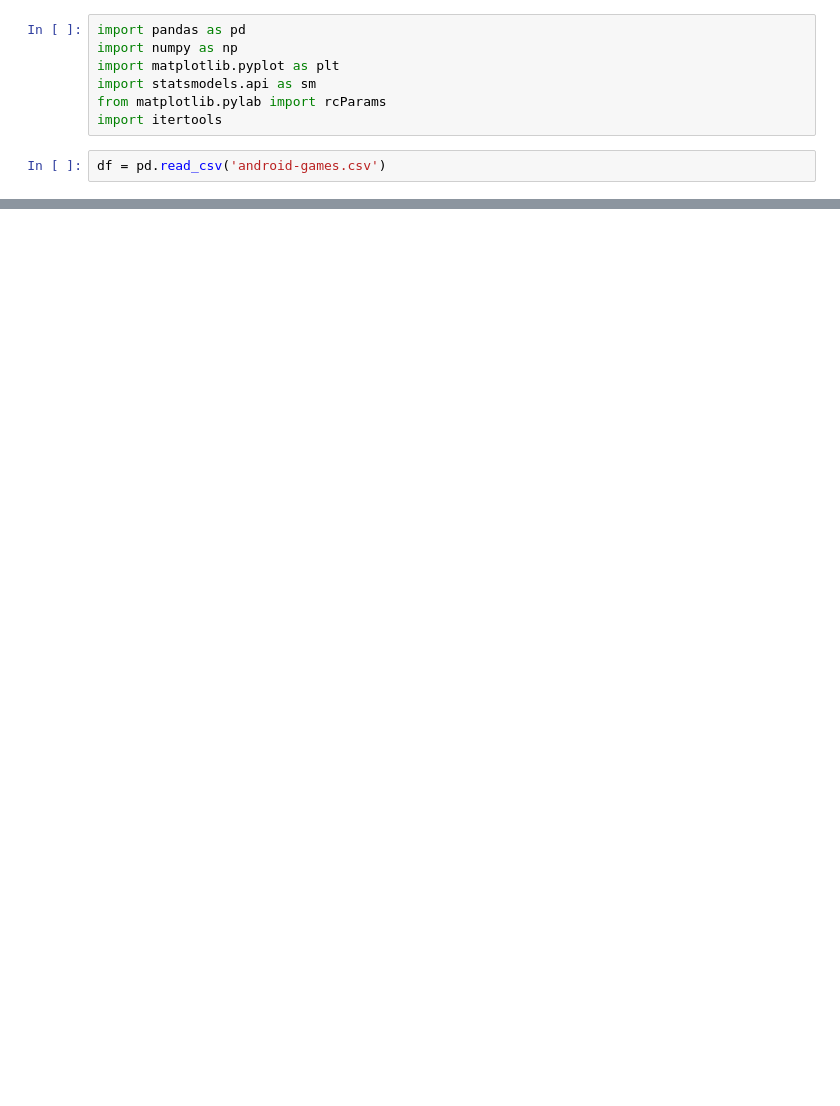
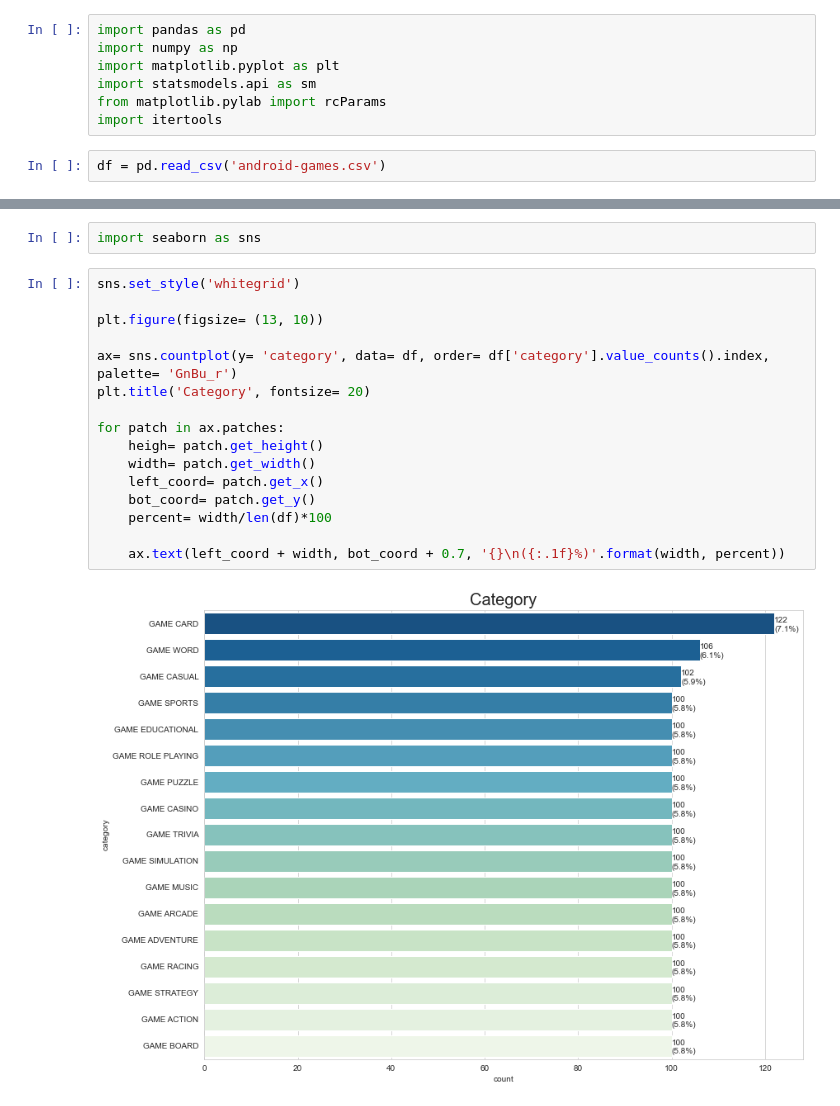
Before and after one commit to aheff19/Top_Games_Google_Play, a Jupyter notebook: Visualizations.ipynb, the cells around one changed output, grey strips where cells are left out. Drawn from its saved outputs; the diff is of its cells as text; blank space fills up the shorter version.

Commit message:
import seaborn as sns

```diff
--- a/Visualizations.ipynb
+++ b/Visualizations.ipynb
@@ -16,3 +16,23 @@ df.head()
 | 2 | 3 | Mobile Legends: Bang Bang | 25836869 | 100.0 M | 4.08 | 1.6 | 3.3 | ... |
 | 3 | 4 | Brawl Stars | 17181659 | 100.0 M | 4.27 | 4.1 | 6.6 | ... |
 | 4 | 5 | Sniper 3D: Fun Free Online FPS Sh... | 14237554 | 100.0 M | 4.33 | 0.8 | 1.8 | ... |
+# %%
+import seaborn as sns
+# %%
+sns.set_style('whitegrid')
+
+plt.figure(figsize= (13, 10))
+
+ax= sns.countplot(y= 'category', data= df, order= df['category'].value_counts().index, palette= 'GnBu_r')
+plt.title('Category', fontsize= 20)
+
+for patch in ax.patches:
+    heigh= patch.get_height()
+    width= patch.get_width()
+    left_coord= patch.get_x()
+    bot_coord= patch.get_y()
+    percent= width/len(df)*100
+
+    ax.text(left_coord + width, bot_coord + 0.7, '{}\n({:.1f}%)'.format(width, percent))
+# %% [output]
+[figure, added]
```
